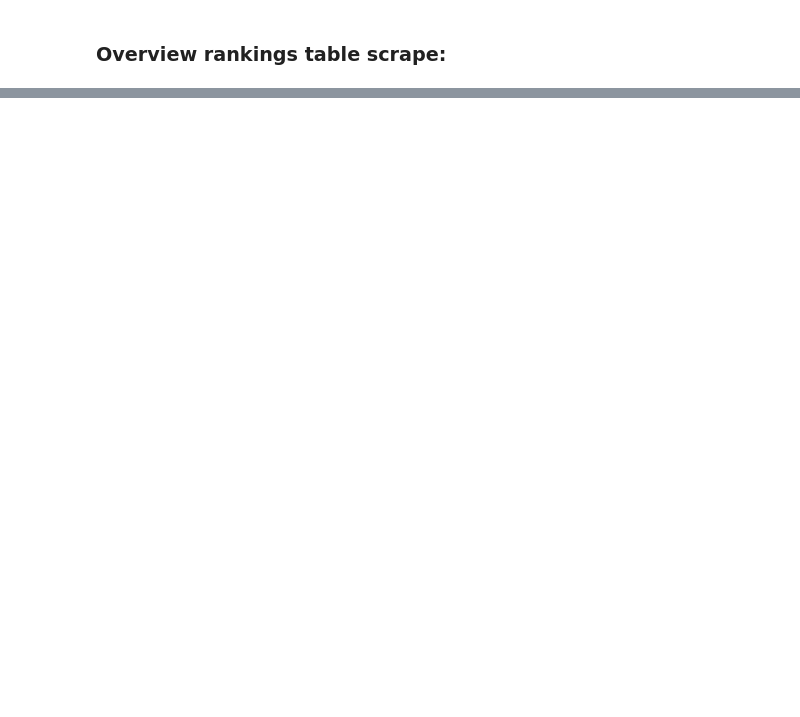
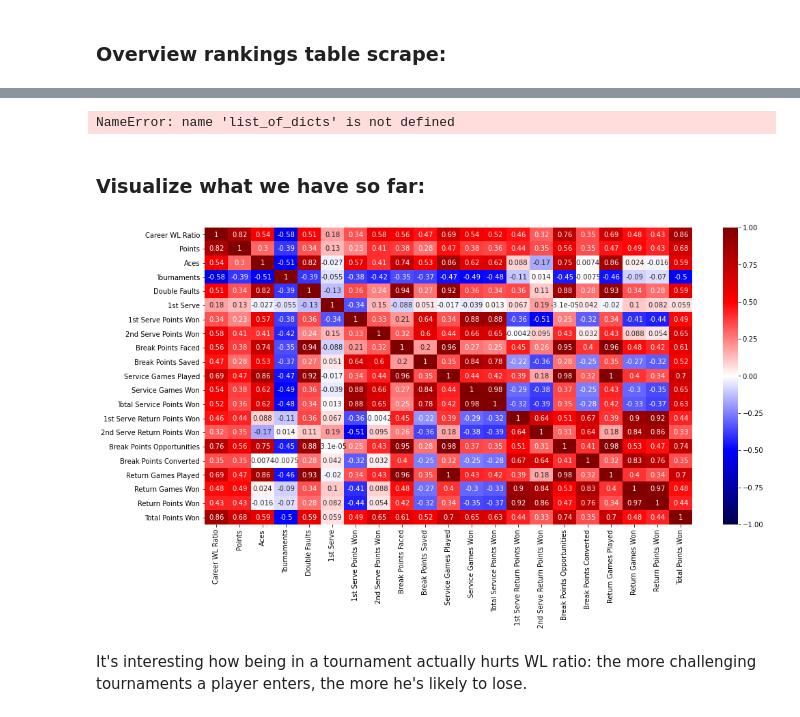
Before and after one commit to brwillia/metis-tennis-proj-2, a Jupyter notebook: Tennis Star Prediction.ipynb, the cells around one changed output, grey strips where cells are left out. Saved outputs shown, nothing was run; the diff lists cells and outputs as text; code cells hidden in the pictures; blank space fills up the shorter version.

```diff
--- a/Tennis Star Prediction.ipynb
+++ b/Tennis Star Prediction.ipynb
@@ -162,0 +166,9 @@ This project will give you the freedom to challenge yourself, no matter your ski
+# %%
+# tennis_df.to_pickle("./tennis.pkl")
+tennis_df=pd.read_pickle("./tennis.pkl")
+# %%
+# Assume name as unique index
+# Drop Country, URI; try to predict Rank.
+tennis_df_subset = tennis_df.set_index("Name").drop(['Country', 'URI', 'Career Wins', 'Career Losses'], axis = 1)
+tennis_df_subset.head()
+print(tennis_df_subset.dtypes)
@@ -162,0 +258,7 @@ This project will give you the freedom to challenge yourself, no matter your ski
+# %%
+tennis_annual_df = pd.DataFrame(list_of_dicts) # convert dicts into "stats/details" dataframe
+print(tennis_annual_df.shape)
+zero_count = tennis_annual_df['Service Games Played'] == 0
+zero_count.shape
+# %% [output]
+NameError: name 'list_of_dicts' is not defined
@@ -162,0 +269,2 @@ This project will give you the freedom to challenge yourself, no matter your ski
+# %% [markdown]
+### Visualize what we have so far:
@@ -162,0 +281,28 @@ This project will give you the freedom to challenge yourself, no matter your ski
+# %%
+# Prioritize Win/Loss ratio as the target column:
+
+tennis_o_wlratio = tennis_df_subset[['Career WL Ratio','Points','Aces','Tournaments','Double Faults',
+       '1st Serve', '1st Serve Points Won', '2nd Serve Points Won',
+       'Break Points Faced', 'Break Points Saved', 'Service Games Played',
+       'Service Games Won', 'Total Service Points Won',
+       '1st Serve Return Points Won', '2nd Serve Return Points Won',
+       'Break Points Opportunities', 'Break Points Converted',
+       'Return Games Played', 'Return Games Won', 'Return Points Won',
+       'Total Points Won']]
+
+# Prioritize lifetime Prize Money as the target column:
+tennis_o_prize = tennis_df_subset[['Lifetime Prize','Points','Aces','Tournaments','Double Faults',
+       '1st Serve', '1st Serve Points Won', '2nd Serve Points Won',
+       'Break Points Faced', 'Break Points Saved', 'Service Games Played',
+       'Service Games Won', 'Total Service Points Won',
+       '1st Serve Return Points Won', '2nd Serve Return Points Won',
+       'Break Points Opportunities', 'Break Points Converted',
+       'Return Games Played', 'Return Games Won', 'Return Points Won',
+       'Total Points Won']]
+# %%
+plt.figure(figsize=(16, 8))
+sns.heatmap(tennis_o_wlratio.corr(), cmap="seismic", annot=True, vmin=-1, vmax=1);
+# %% [output]
+[figure, added]
+# %% [markdown]
+It's interesting how being in a tournament actually hurts WL ratio: the more challenging tournaments a player enters, the more he's likely to lose.
```
Also changed, not shown: parts of 53 cells of this notebook, 3 other files.
